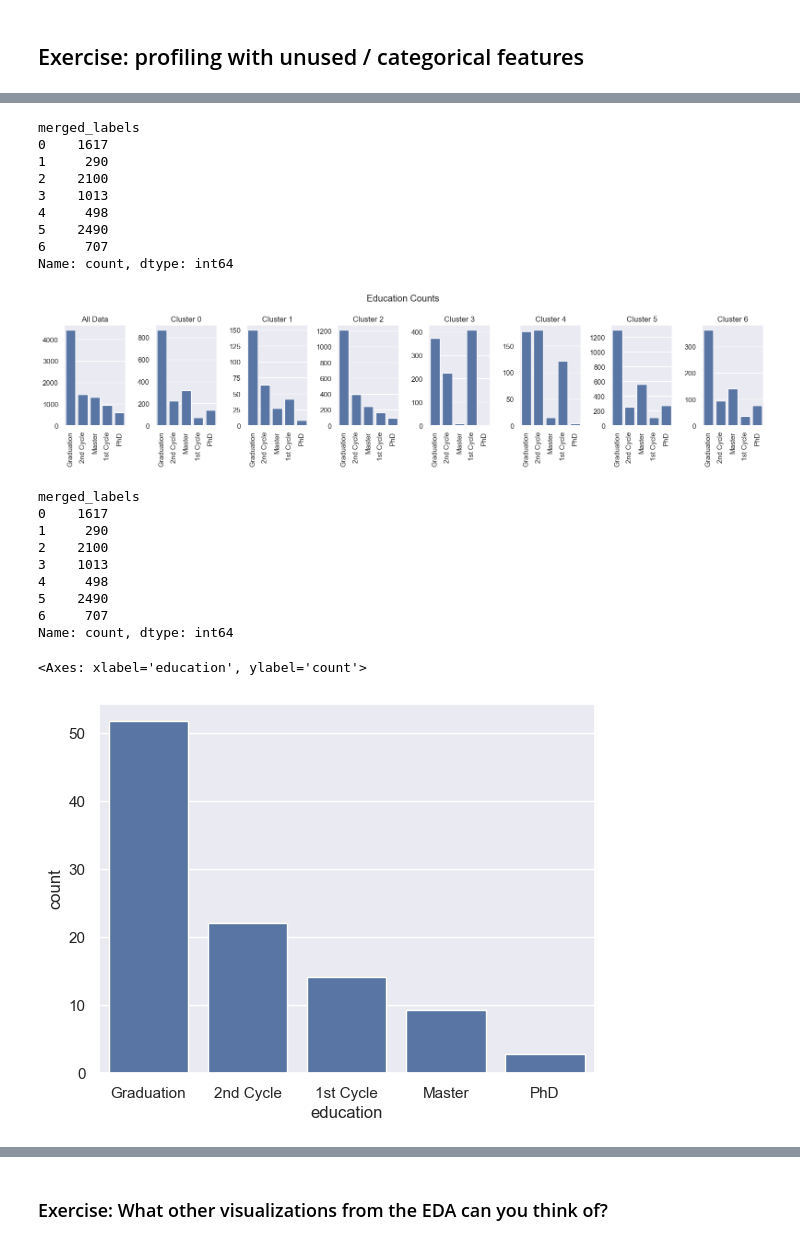
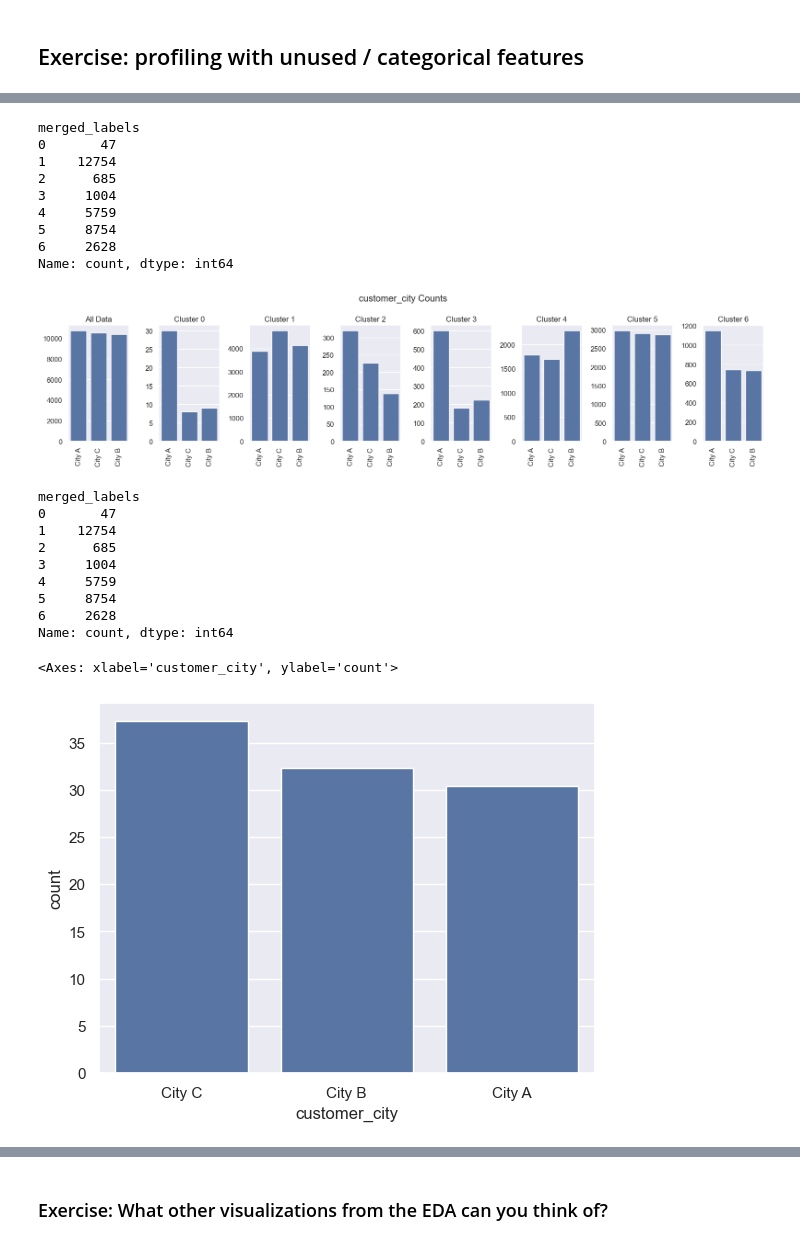
Before and after one commit to Telepatec/DataMiningProject, a Jupyter notebook: Clustering.ipynb, the cells around one changed output, grey strips where cells are left out. Saved outputs shown, nothing was run; the diff lists cells and outputs as text; code cells hidden in the pictures.

```diff
--- a/Clustering.ipynb
+++ b/Clustering.ipynb
@@ -772,8 +781,7 @@ behavior_features = [
 value_features = [
     'total_orders',
     'days_as_customer',
-    'money_spent',
-    'average_purchase'
+    'money_spent'
 ]
 
 df_behavior = df[behavior_features].copy()
@@ -1339,13 +1340,13 @@ df_educ
 df[['merged_labels']].groupby(['merged_labels']).value_counts()
 # %% [output]
 merged_labels
-0    1617
-1     290
-2    2100
-3    1013
-4     498
-5    2490
-6     707
+0       47
+1    12754
+2      685
+3     1004
+4     5759
+5     8754
+6     2628
 Name: count, dtype: int64
 # %%
 fig, axes = plt.subplots(1,
@@ -1360,15 +1361,15 @@ for i in range(len(axes.flatten())):
     ax = axes[i]
     if i == 0:
         sns.countplot(df,
-                        x='education',
-                        order = df['education'].value_counts().index,
+                        x='customer_city',
+                        order = df['customer_city'].value_counts().index,
                         ax=ax)
         ax.set_title("All Data")
 
     else:
         sns.countplot(df.loc[df['merged_labels']==i-1],
-                    x='education',
-                    order = df['education'].value_counts().index,
+                    x='customer_city',
+                    order = df['customer_city'].value_counts().index,
                     ax=ax)
         ax.set_title("Cluster {}".format(i-1))
 
@@ -1376,31 +1377,31 @@ for i in range(len(axes.flatten())):
     ax.set_xlabel("")
     ax.set_ylabel("")
 
-plt.suptitle("Education Counts", )
+plt.suptitle("customer_city Counts", )
 plt.show()
 # %% [output]
-[figure, old version]
+[figure, new version]
 # %%
 merged_counts = df[['merged_labels']].groupby(['merged_labels']).value_counts()
 merged_counts
 # %% [output]
 merged_labels
-0    1617
-1     290
-2    2100
-3    1013
-4     498
-5    2490
-6     707
+0       47
+1    12754
+2      685
+3     1004
+4     5759
+5     8754
+6     2628
 Name: count, dtype: int64
 # %%
 ci = 1
-df_ci = df.loc[df['merged_labels']==ci, 'education']
+df_ci = df.loc[df['merged_labels']==ci, 'customer_city']
 
 sns.barplot(100*df_ci.value_counts()/merged_counts[ci])
 # %% [output]
-<Axes: xlabel='education', ylabel='count'>
+<Axes: xlabel='customer_city', ylabel='count'>
-[figure, old version]
+[figure, new version]
 # %%
 df_cl_ed = df.groupby([
     "merged_labels",
```
Also changed, not shown: parts of 55 cells of this notebook, 1 other file.
